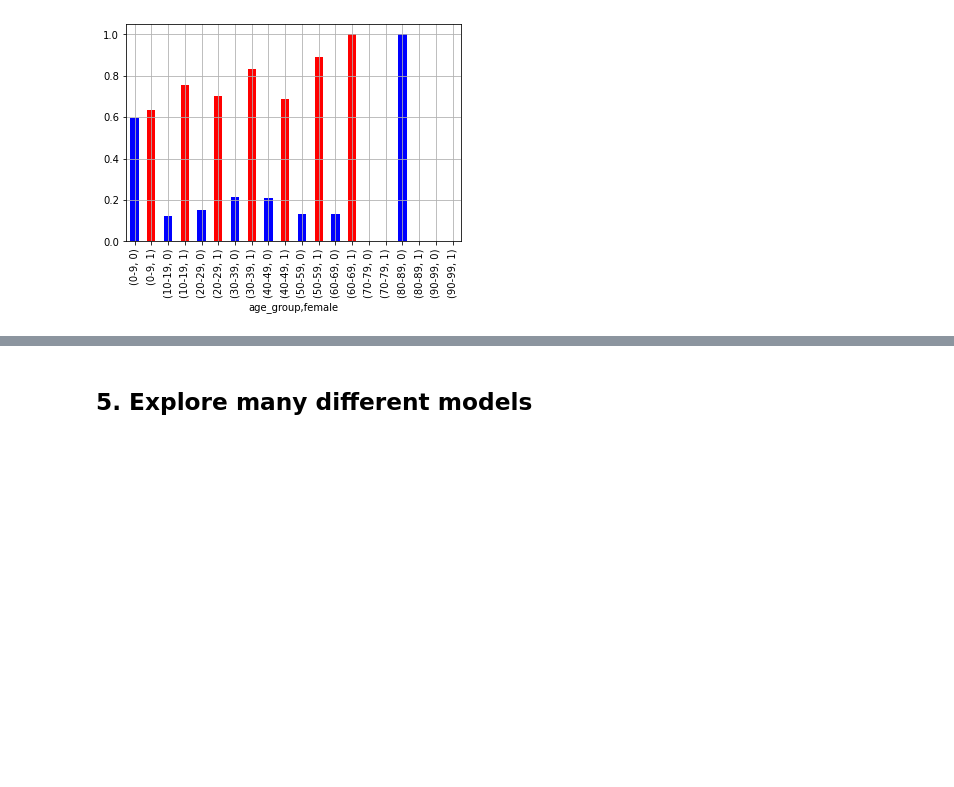
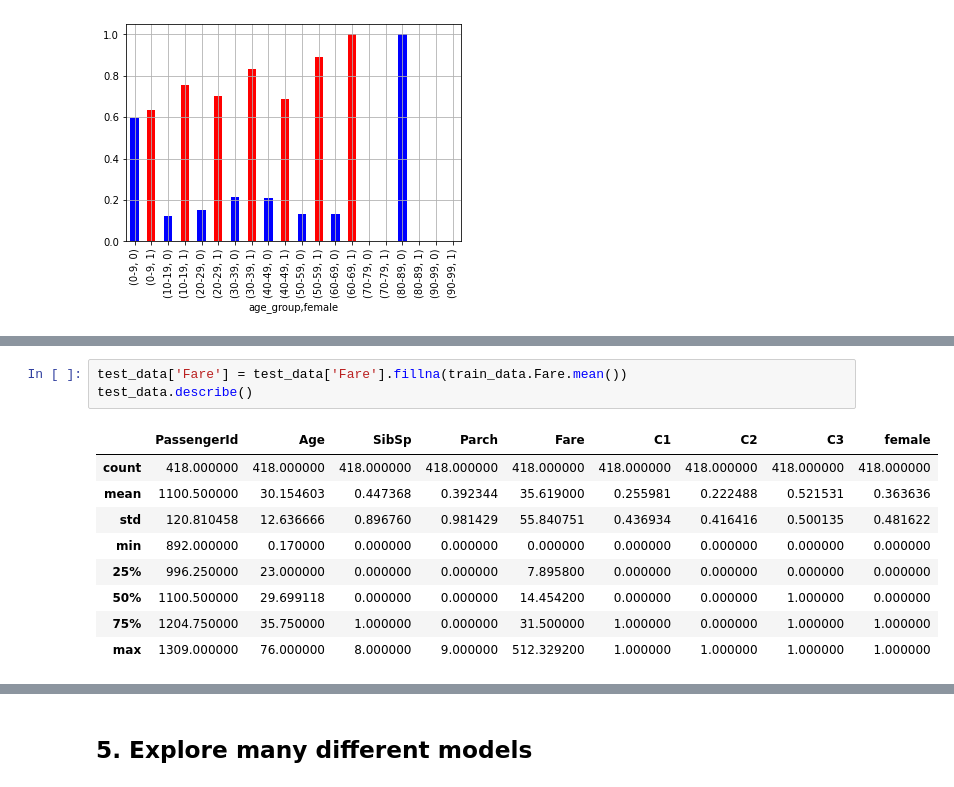
Before and after one commit to Starluxe/KaggleExercises, a Jupyter notebook: Getting Started with Titanic.ipynb, the cells around one changed output, grey strips where cells are left out. Drawn from its saved outputs; the diff is of its cells as text; blank space fills up the shorter version.

```diff
--- a/Getting Started with Titanic.ipynb
+++ b/Getting Started with Titanic.ipynb
@@ -398,0 +456,13 @@ train_data.groupby(['age_group', 'female']).Survived.mean().plot.bar(grid=True,
+# %%
+test_data['Fare'] = test_data['Fare'].fillna(train_data.Fare.mean())
+test_data.describe()
+# %% [output]
+|  | PassengerId | Age | SibSp | Parch | Fare | C1 | C2 | C3 | female |
+| count | 418.000000 | 418.000000 | 418.000000 | 418.000000 | 418.000000 | 418.000000 | 418.000000 | 418.000000 | 418.000000 |
+| mean | 1100.500000 | 30.154603 | 0.447368 | 0.392344 | 35.619000 | 0.255981 | 0.222488 | 0.521531 | 0.363636 |
+| std | 120.810458 | 12.636666 | 0.896760 | 0.981429 | 55.840751 | 0.436934 | 0.416416 | 0.500135 | 0.481622 |
+| min | 892.000000 | 0.170000 | 0.000000 | 0.000000 | 0.000000 | 0.000000 | 0.000000 | 0.000000 | 0.000000 |
+| 25% | 996.250000 | 23.000000 | 0.000000 | 0.000000 | 7.895800 | 0.000000 | 0.000000 | 0.000000 | 0.000000 |
+| 50% | 1100.500000 | 29.699118 | 0.000000 | 0.000000 | 14.454200 | 0.000000 | 0.000000 | 1.000000 | 0.000000 |
+| 75% | 1204.750000 | 35.750000 | 1.000000 | 0.000000 | 31.500000 | 1.000000 | 0.000000 | 1.000000 | 1.000000 |
+| max | 1309.000000 | 76.000000 | 8.000000 | 9.000000 | 512.329200 | 1.000000 | 1.000000 | 1.000000 | 1.000000 |
```
Also changed, not shown: parts of 126 cells of this notebook, 1 other file.
